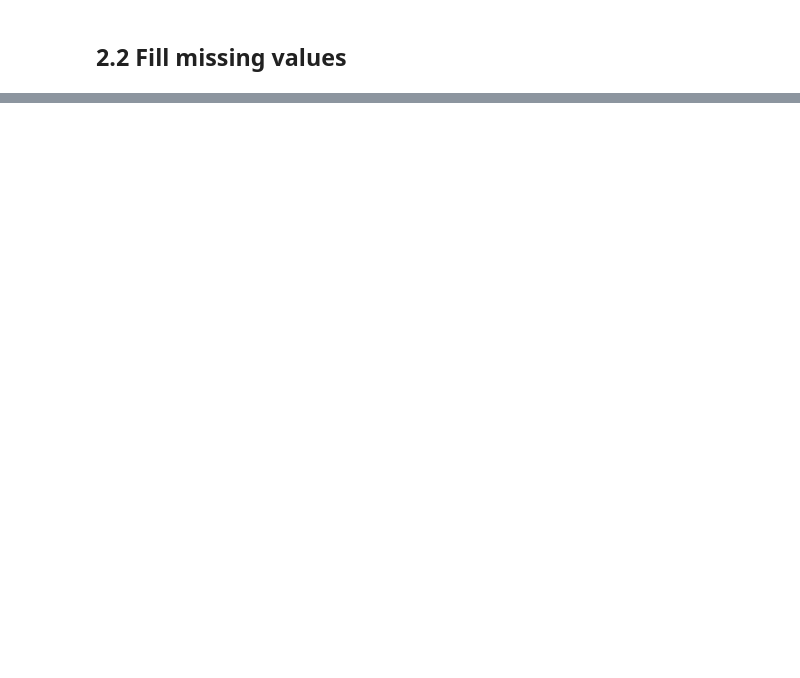
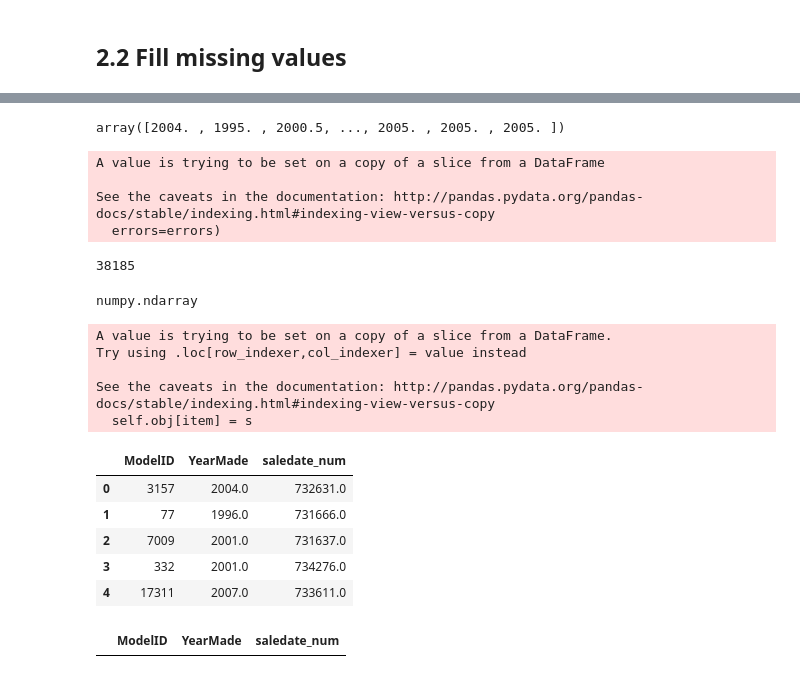
Before and after one commit to j-gd/python_templates, a Jupyter notebook: eda/EDA_template.ipynb, the cells around one changed output, grey strips where cells are left out. Cells and saved outputs as stored; diff of their text form; code cells hidden in the pictures; blank space fills up the shorter version.

```diff
--- a/eda/EDA_template.ipynb
+++ b/eda/EDA_template.ipynb
@@ -77,0 +120,47 @@ dt.date2num(pd.to_datetime(raw_df['saledate'][3]))
+# %%
+neigh = KNeighborsRegressor(n_neighbors=2)
+neigh.fit(X_train, y)
+
+neigh.predict(X_train)
+# %% [output]
+array([2004. , 1995. , 2000.5, ..., 2005. , 2005. , 2005. ])
+# %%
+X_to_fill = X_all[X_all['YearMade'] <= 1000]
+X_to_fill.drop('YearMade',axis=1,inplace=True)
+# %% [output]
+A value is trying to be set on a copy of a slice from a DataFrame
+
+See the caveats in the documentation: http://pandas.pydata.org/pandas-docs/stable/indexing.html#indexing-view-versus-copy
+  errors=errors)
+# %%
+year_predicted = neigh.predict(X_to_fill)
+# %%
+len(X_to_fill)
+# %% [output]
+38185
+# %%
+type(year_predicted)
+# %% [output]
+numpy.ndarray
+# %%
+# X_all['YearMade'][X_all['YearMade'] <= 1000] = year_predicted # works, too (with more warnings)
+X_all.loc[X_all['YearMade'] <= 1000, 'YearMade'] = pd.DataFrame(year_predicted)
+# %% [output]
+A value is trying to be set on a copy of a slice from a DataFrame.
+Try using .loc[row_indexer,col_indexer] = value instead
+
+See the caveats in the documentation: http://pandas.pydata.org/pandas-docs/stable/indexing.html#indexing-view-versus-copy
+  self.obj[item] = s
+# %%
+X_all.head()
+# %% [output]
+|  | ModelID | YearMade | saledate_num |
+| 0 | 3157 | 2004.0 | 732631.0 |
+| 1 | 77 | 1996.0 | 731666.0 |
+| 2 | 7009 | 2001.0 | 731637.0 |
+| 3 | 332 | 2001.0 | 734276.0 |
+| 4 | 17311 | 2007.0 | 733611.0 |
+# %%
+X_all.loc[X_all['YearMade'] <= 1000].head()
+# %% [output]
+|  | ModelID | YearMade | saledate_num |
```
Also changed, not shown: parts of 7 cells of this notebook.
